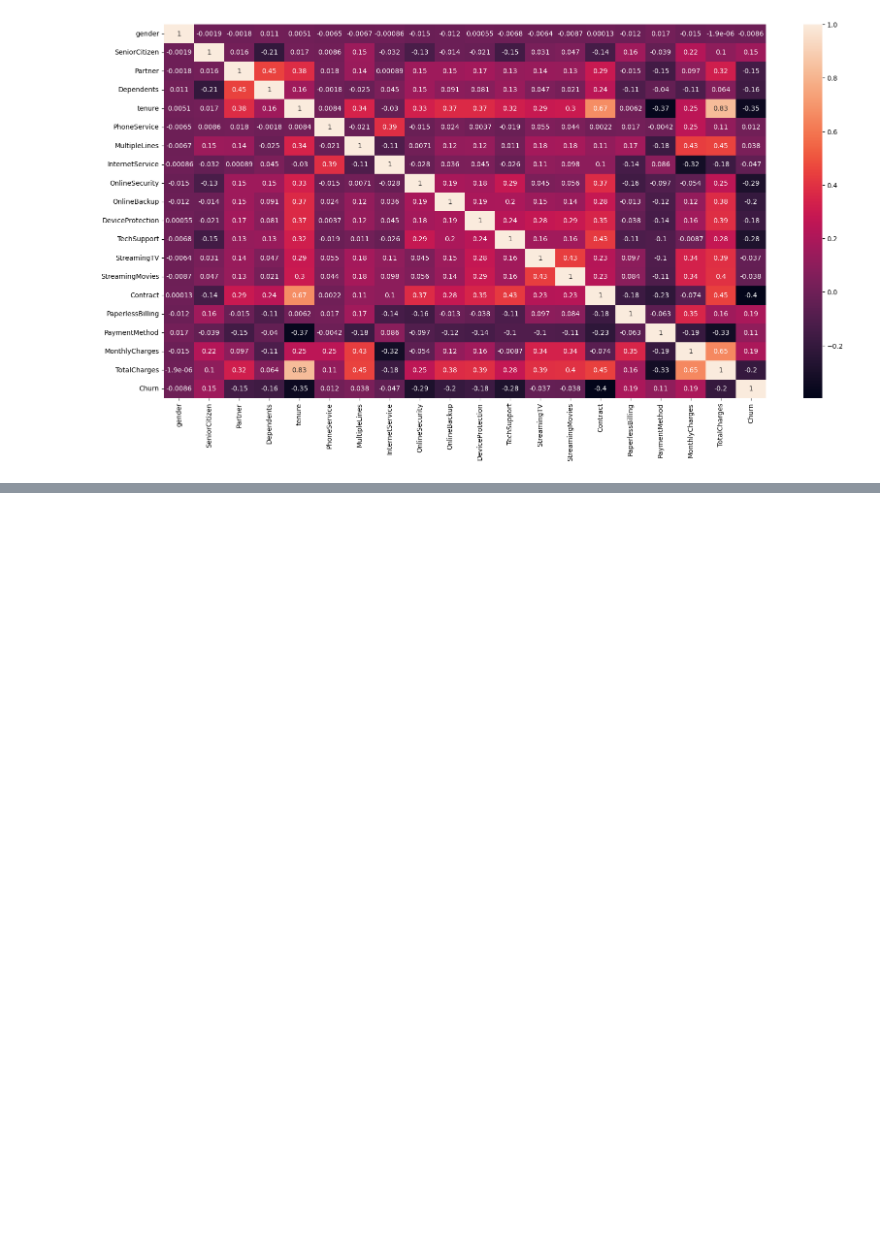
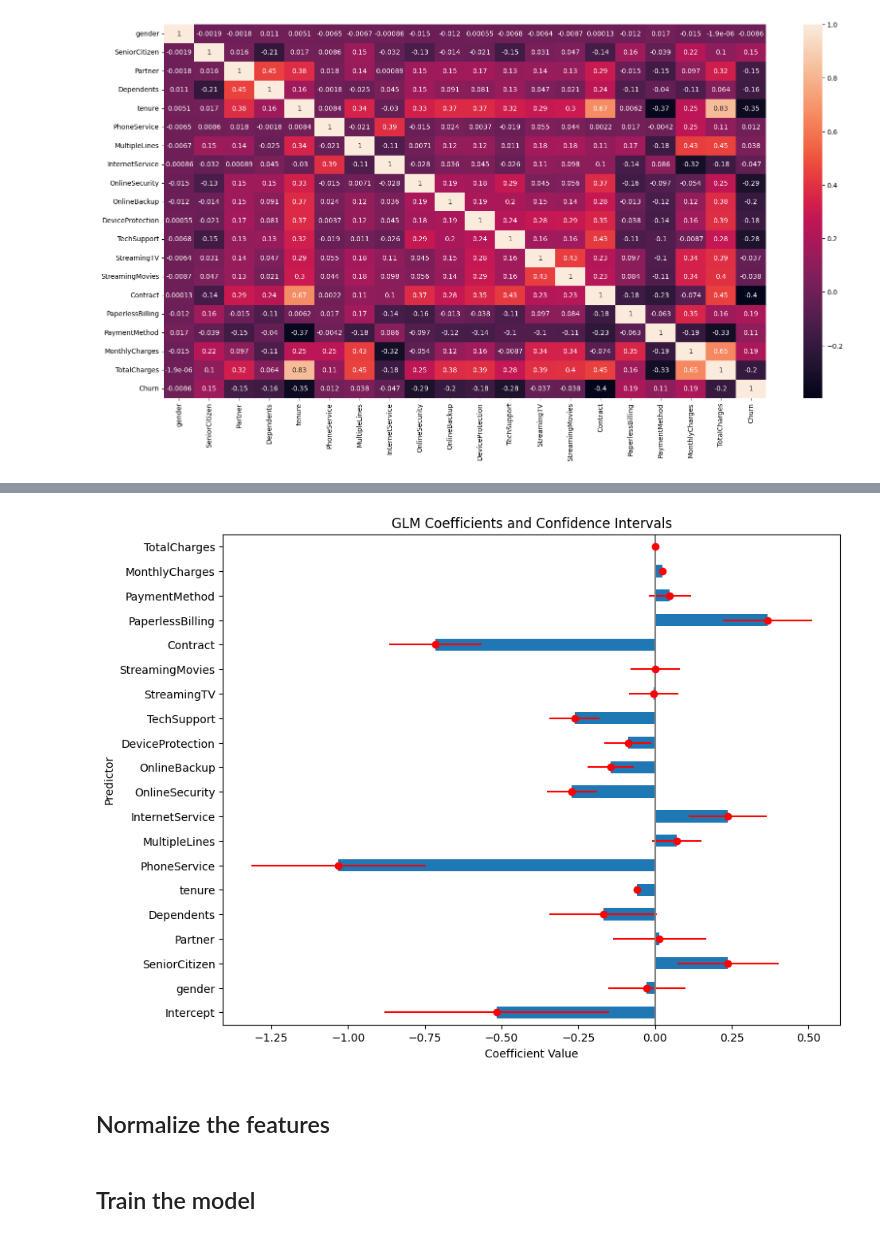
Before and after one commit to INCREDIBLE-AURNOB/Customer-Churn-Prediction, a Jupyter notebook: main.ipynb, the cells around one changed output, grey strips where cells are left out. Drawn from its saved outputs; the diff is of its cells as text; code cells hidden in the pictures; blank space fills up the shorter version.

```diff
--- a/main.ipynb
+++ b/main.ipynb
@@ -288,0 +296,13 @@ plt.show()
+# %%
+import statsmodels.formula.api as smf
+import statsmodels.api as sm
+all_columns=[column.replace(" ","_").replace("(",'_').replace(")","_").replace("-","_") for column in df.columns]
+df.columns=all_columns
+
+## Apply GLM
+glm_columns=[i for i in all_columns if i not in ['customerID','Churn']]
+glm_columns=' + '.join(map(str,glm_columns))
+
+glm_model=smf.glm(formula='Churn ~ '+glm_columns, data=df,family=sm.families.Binomial())
+result=glm_model.fit()
+print(result.summary())
@@ -288,0 +327,20 @@ plt.show()
+# %%
+# Extract coefficients and their confidence intervals
+coef = result.params
+conf = result.conf_int()
+conf['coef'] = coef
+conf.columns = ['2.5%', '97.5%', 'coef']
+
+# Plot the coefficients
+plt.figure(figsize=(10, 8))
+conf['coef'].plot(kind='barh')
+plt.errorbar(conf['coef'], np.arange(len(conf)), xerr=(conf['97.5%'] - conf['2.5%']) / 2, fmt='o', color='r')
+plt.axvline(x=0, color='.5')
+plt.title('GLM Coefficients and Confidence Intervals')
+plt.xlabel('Coefficient Value')
+plt.ylabel('Predictor')
+plt.show()
+# %% [output]
+[figure, added]
+# %% [markdown]
+## Normalize the features
@@ -288,0 +356,2 @@ plt.show()
+# %% [markdown]
+## Train the model
```
Also changed, not shown: parts of 6 cells of this notebook.
